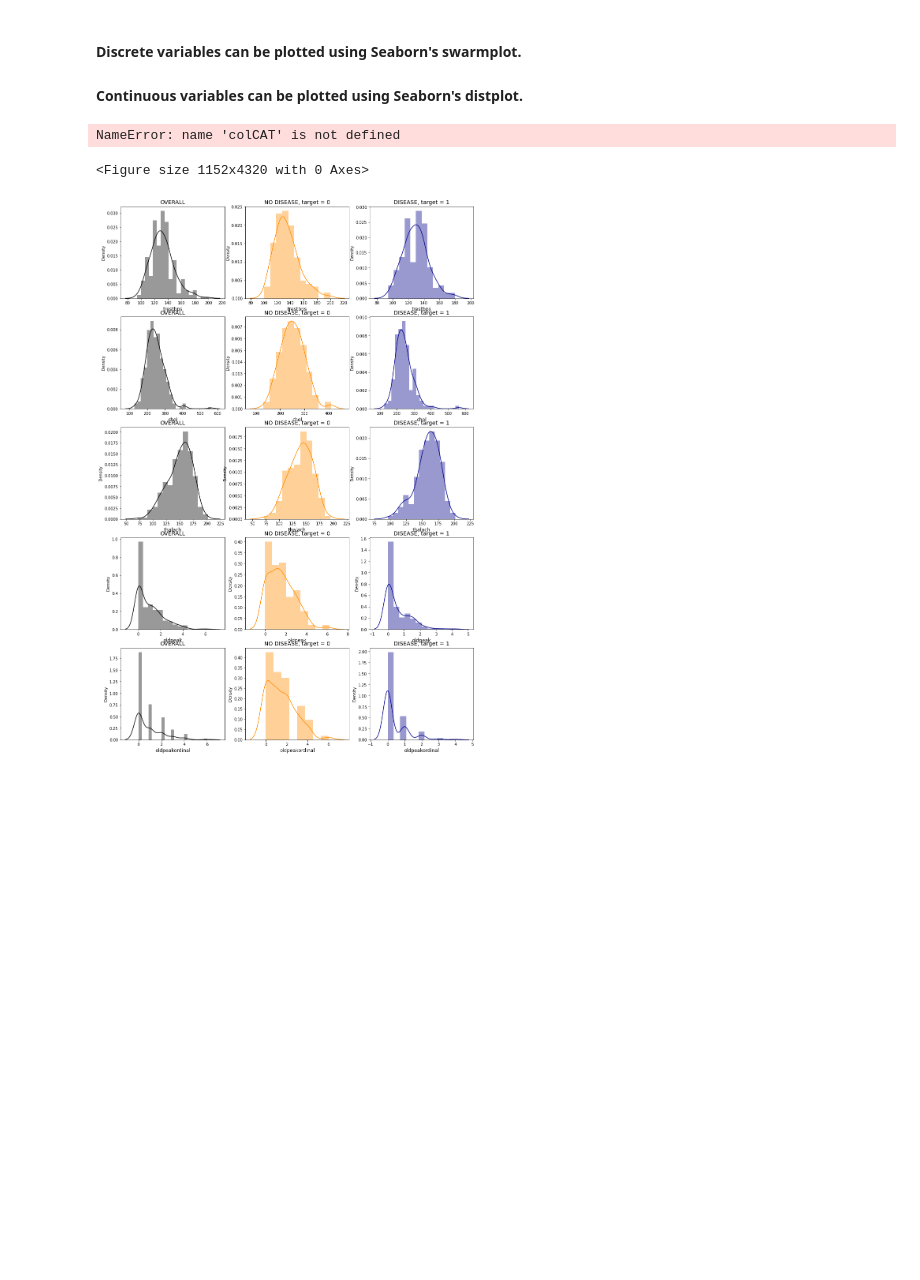
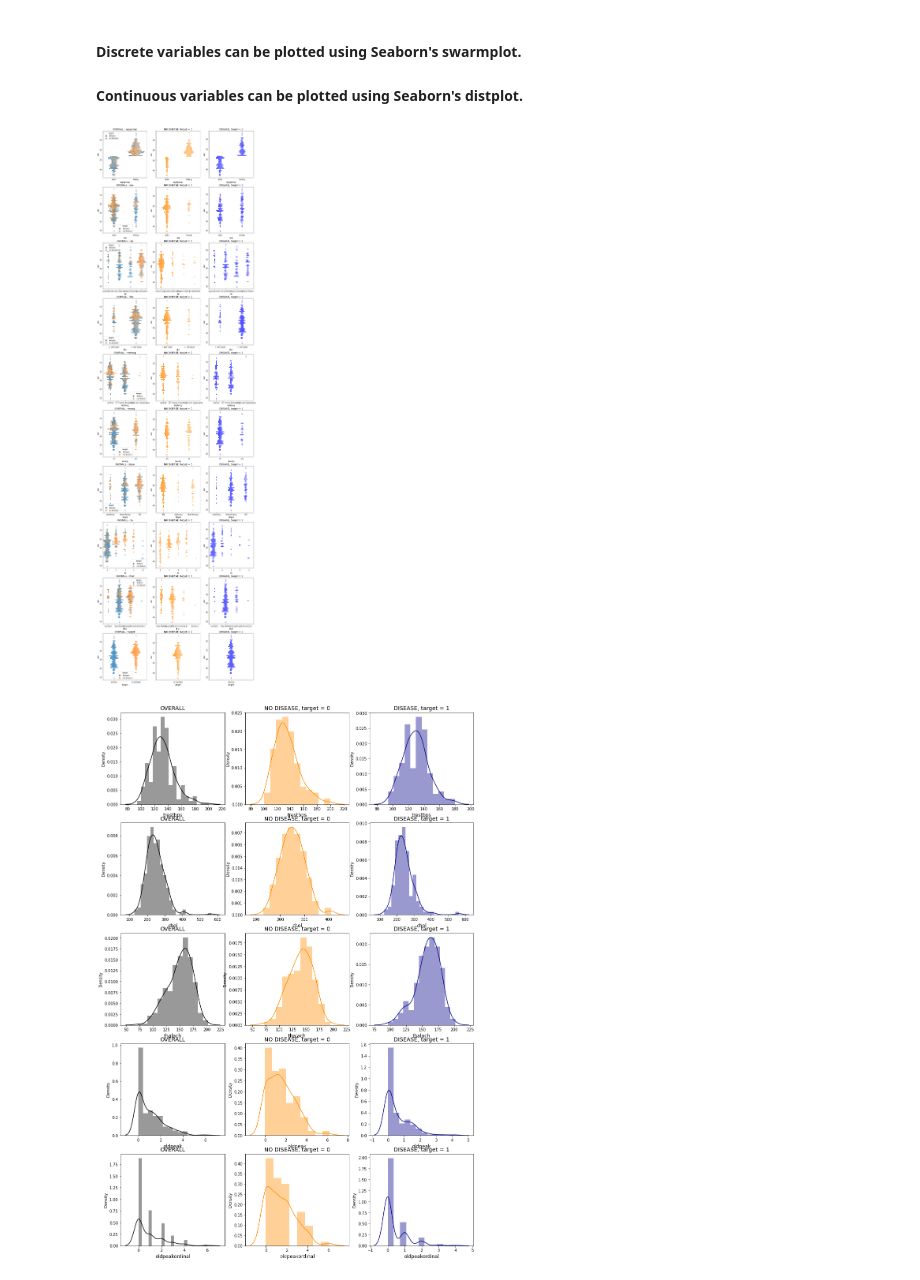
Before and after one commit to dsaha78/mtech, a Jupyter notebook: 01ids/Heart_Disease_Assignment_5.ipynb, the cells around one changed output. Saved outputs shown, nothing was run; the diff lists cells and outputs as text; code cells hidden in the pictures; blank space fills up the shorter version.

```diff
--- a/01ids/Heart_Disease_Assignment_5.ipynb
+++ b/01ids/Heart_Disease_Assignment_5.ipynb
@@ -215,44 +215,43 @@ for i in heart_disease_dataset.columns:
         colDiscrete.append(i)
 
 
-colDiscrete = heart_disease_dataset[colDiscrete]     #  Discrete columns
+dataCAT = heart_disease_dataset[colDiscrete]     #  Discrete columns
 colContinuous.append('target')  #  add target column to Continuous
 dataNUM = heart_disease_dataset[colContinuous]     #  Continuous columns
 # %%
 diseaseCAT    = heart_disease_dataset[(heart_disease_dataset['target'] == 'disease')]
 no_diseaseCAT = heart_disease_dataset[(heart_disease_dataset['target'] == 'no disease')]
 
 #  fig.add_subplot([# of rows] by [# of columns] by [plot#])
-subNumOfRow = len(diseaseCAT.columns)
+subNumOfRow = len(dataCAT.columns)
 subNumOfCol = 3     # three columns: overall, no disease, disease
 subPlotNum  = 1     # initialize plot number
 
 fig = plt.figure(figsize=(16,60))
 
-for i in colCAT:
+for i in colDiscrete:
     # overall
     fig.add_subplot(subNumOfRow, subNumOfCol, subPlotNum)
     plt.title('OVERALL - {}'.format(i), fontsize=14)
     plt.xlabel(i, fontsize=12)
     sns.swarmplot(data=heart_disease_dataset, x=heart_disease_dataset[i],y=heart_disease_dataset.age,hue=heart_disease_dataset.target)
     subPlotNum = subPlotNum + 1
     # no_diseaseCAT
     fig.add_subplot(subNumOfRow, subNumOfCol, subPlotNum)
     plt.title('NO DISEASE, target = 0', fontsize=14)
     plt.xlabel(i, fontsize=12)
     sns.swarmplot(data=no_diseaseCAT, x=no_diseaseCAT[i],y=no_diseaseCAT.age,color='darkorange')
     subPlotNum = subPlotNum + 1
     # diseaseCAT
     fig.add_subplot(subNumOfRow, subNumOfCol, subPlotNum)
     plt.title('DISEASE, target = 1', fontsize=14)
     plt.xlabel(i, fontsize=12)
     #sns.countplot(diseaseCAT[i], hue=df.sex)#,color='darkred')
     sns.swarmplot(data=diseaseCAT, x=diseaseCAT[i],y=diseaseCAT.age,color='blue')
     subPlotNum = subPlotNum + 1
 plt.show()
 # %% [output]
-NameError: name 'colCAT' is not defined
-<Figure size 1152x4320 with 0 Axes>
+[figure, added]
 # %%
 #  assign NUM dataframe for "no disease" and "disease"
 no_diseaseNUM = dataNUM[(heart_disease_dataset['target'] == 'no disease')]
```
Also changed, not shown: parts of 7 cells of this notebook.
